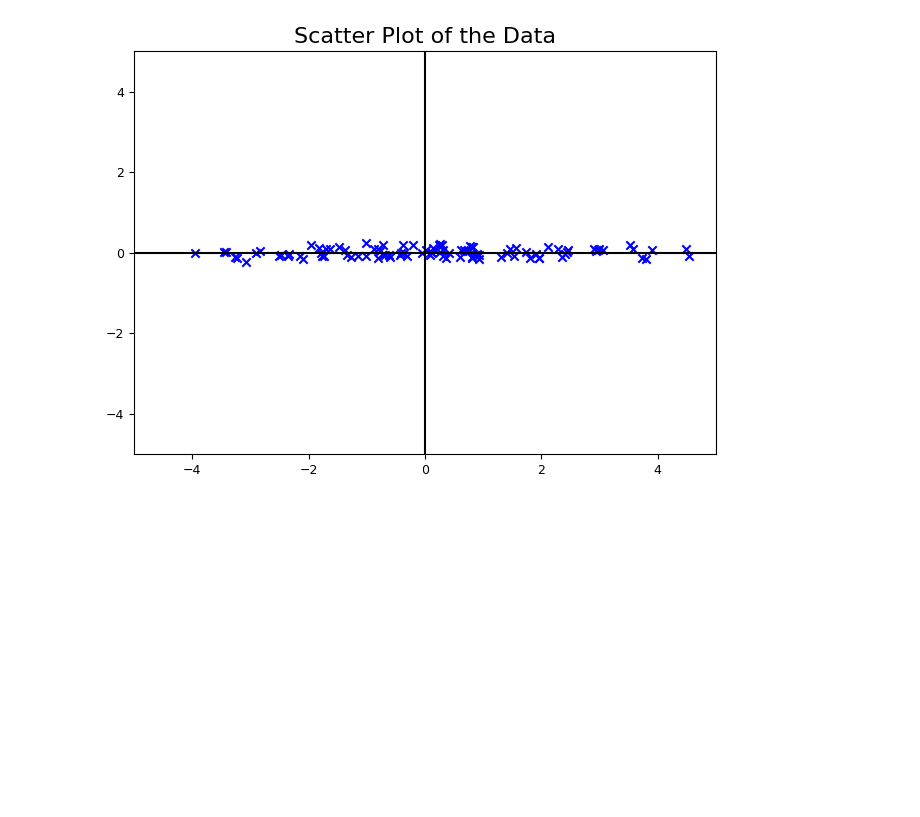
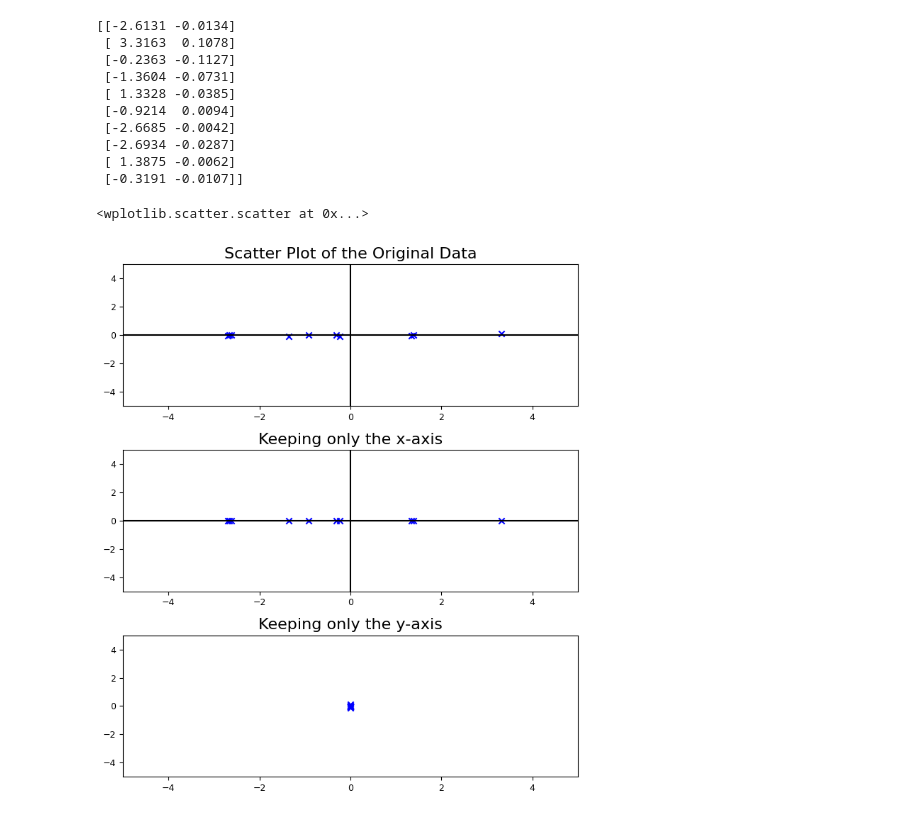
Before and after one commit to endsley/code_for_my_kernel_book, a Jupyter notebook: PCA/ipynb/flat_gaussian.ipynb, the cells around one changed output. Saved outputs shown, nothing was run; the diff lists cells and outputs as text; code cells hidden in the pictures; blank space fills up the shorter version.

```diff
--- a/PCA/ipynb/flat_gaussian.ipynb
+++ b/PCA/ipynb/flat_gaussian.ipynb
@@ -13,7 +13,33 @@ import numpy as np
+# %%
+n = 10
+lim = 5
 # %%
-X = 2*np.random.randn(100,1)
-Y = 0.1*np.random.randn(100,1)
-S = wplotlib.scatter(X, Y, title='Scatter Plot of the Data', xlabel='', ylabel='',
-					x_origin_axis_color='k', y_origin_axis_color='k', show=True, xlim=[-5,5], ylim=[-5,5])
+X = 2*np.random.randn(n,1)
+Y = 0.1*np.random.randn(n,1)
+XY = np.hstack((X,Y))
+wuml.jupyter_print(XY)
+S = wplotlib.scatter(X, Y, title='Scatter Plot of the Original Data', xlabel='', ylabel='', figsize=(7,8),
+					x_origin_axis_color='k', y_origin_axis_color='k', xlim=[-lim,lim], ylim=[-lim,lim], subplot=311)
 # %% [output]
-[figure, removed]
+[[-2.6131 -0.0134]
+ [ 3.3163  0.1078]
+ [-0.2363 -0.1127]
+ [-1.3604 -0.0731]
+ [ 1.3328 -0.0385]
+ [-0.9214  0.0094]
+ [-2.6685 -0.0042]
+ [-2.6934 -0.0287]
+ [ 1.3875 -0.0062]
+ [-0.3191 -0.0107]]
+# %%
+Y2 = 0*np.random.randn(n,1)
+wplotlib.scatter(X, Y2, title='Keeping only the x-axis', xlabel='', ylabel='',
+					x_origin_axis_color='k', y_origin_axis_color='k', xlim=[-lim,lim], ylim=[-lim,lim], subplot=312)
+# %% [output]
+<wplotlib.scatter.scatter at 0x...>
+# %%
+wplotlib.scatter(Y2, Y, title='Keeping only the y-axis', xlabel='', ylabel='',
+					x_origin_axis_color='k', y_origin_axis_color='k', xlim=[-lim,lim], ylim=[-lim,lim], subplot=313)
+S.show()
+# %% [output]
+[figure, added]
```
Also changed, not shown: parts of 2 cells of this notebook, 4 other files.
